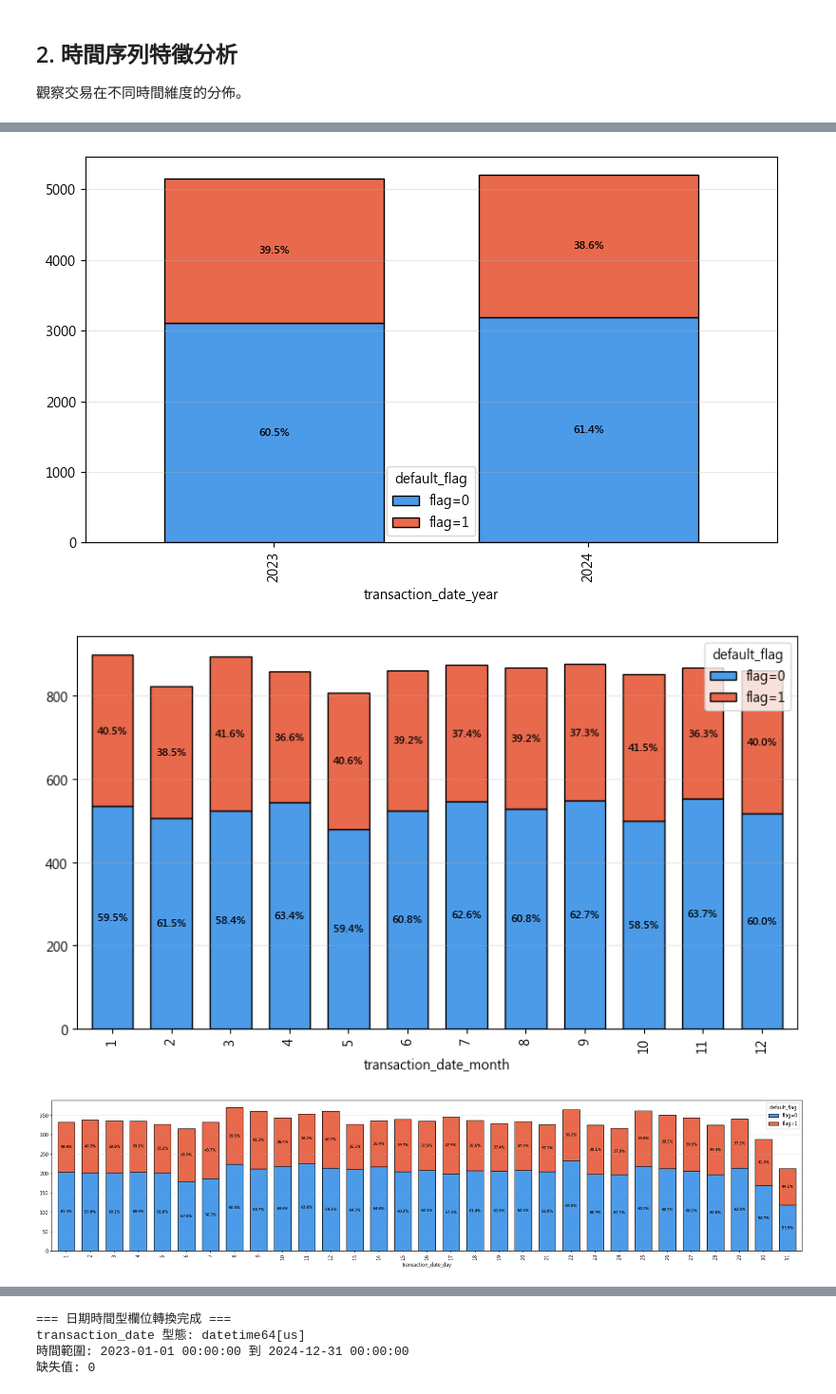
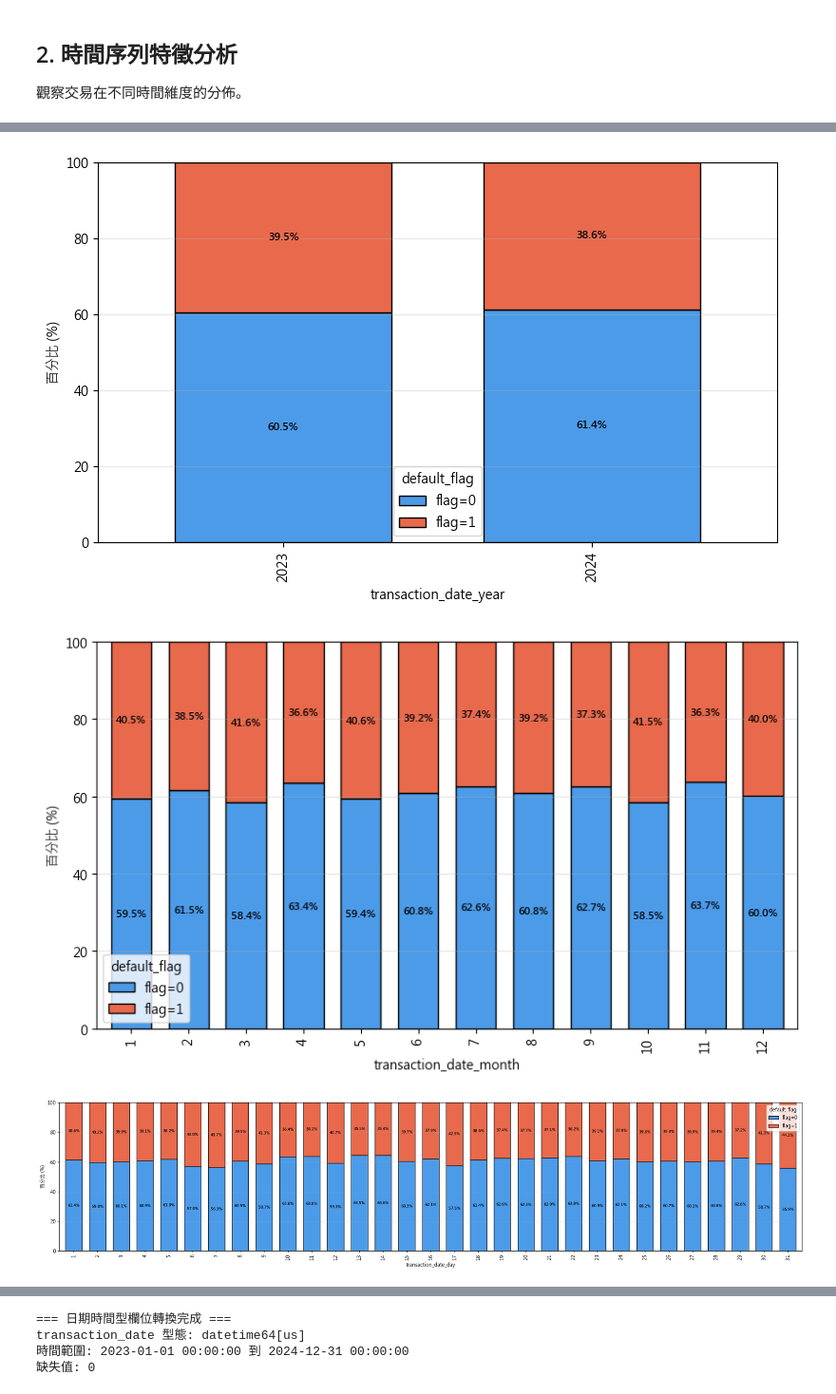
Before and after one commit to BobbleUnderBox/DataMiningG1FinalProject, a Jupyter notebook: notebooks/02_exploratory_data_analysis.ipynb, the cells around one changed output, grey strips where cells are left out. Shown at 95% size. Drawn from its saved outputs; the diff is of its cells as text; code cells hidden in the pictures.

```diff
--- a/notebooks/02_exploratory_data_analysis.ipynb
+++ b/notebooks/02_exploratory_data_analysis.ipynb
@@ -692,28 +726,30 @@ for col in data_types['Interval']:
             grp = df.groupby([feat, 'default_flag']).size().unstack(fill_value=0)
             grp.columns = [f'flag={c}' for c in grp.columns]
 
+            # 加這行轉成百分比
+            grp_pct = grp.div(grp.sum(axis=1), axis=0) * 100
+
             fig, ax = plt.subplots(figsize=(max(8, len(grp)*0.7), 5))
-            grp.plot(kind='bar', stacked=True, ax=ax,
-                    color=FLAG_COLORS[:len(grp.columns)], edgecolor='black', width=0.7)
+            grp_pct.plot(kind='bar', stacked=True, ax=ax,
+                    color=FLAG_COLORS[:len(grp_pct.columns)], edgecolor='black', width=0.7)
 
-            # ── 新增：在每個色塊中央顯示百分比 ──────────────────────────
-            row_totals = grp.sum(axis=1)  # 每個 x 分組的總數
-
-            for bar_group_idx, (_, row) in enumerate(grp.iterrows()):
+            for bar_group_idx, (_, row) in enumerate(grp_pct.iterrows()):
                 cumulative = 0
-                for col_name, val in row.items():
+                for val in row.values:
                     if val == 0:
                         cumulative += val
                         continue
-                    pct = val / row_totals.iloc[bar_group_idx] * 100
                     y_center = cumulative + val / 2
                     ax.text(
                         bar_group_idx, y_center,
-                        f"{pct:.1f}%",
+                        f"{val:.1f}%",  # 直接用值，已經是百分比了
                         ha='center', va='center',
                         fontsize=8, color='black', fontweight='bold'
                     )
                     cumulative += val
+
+            ax.set_ylim(0, 100)
+            ax.set_ylabel('百分比 (%)')
             ax.legend(title='default_flag')
             ax.grid(axis='y', alpha=0.3)
             plt.tight_layout()
@@ -759,33 +795,33 @@ for col in data_types['Interval']:
                 ax.set_title(f'{title_feat}\n({flag_labels[flag_val]})')
                 ax.set_aspect('equal')
 
             plt.suptitle(f'{title_feat} 在 未違約 vs 違約 的占比 (Pie Chart)', fontsize=12)
             plt.tight_layout()
             plt.show()
 
     elif col == 'transaction_date':
         pass
     else:
         print(f"非時間型 Interval 欄位 '{col}' 在其他地方處理")
 # %% [output]
 === 時間型 Interval 統計與特徵工程 ===
 非時間型 Interval 欄位 'credit_score' 在其他地方處理
 
 transaction_date:
   總數: 10345
   開始時間: 2023-01-01 00:00:00
   結束時間: 2024-12-31 00:00:00
   時間跨度: 730 天
   缺失值: 0
 
   提取的特徵: transaction_date_year / transaction_date_month / transaction_date_day / transaction_date_dayofweek / transaction_date_is_weekend
 
 ... (59 lines left out)
 
     transaction_date_is_weekend:
       Weekday: 7413 (71.7%)
       Weekend: 2932 (28.3%)
 [figure]
-[figure, old version]
+[figure, new version]
-[figure, old version]
+[figure, new version]
-[figure, old version]
+[figure, new version]
```
Also changed, not shown: parts of 4 cells of this notebook.
